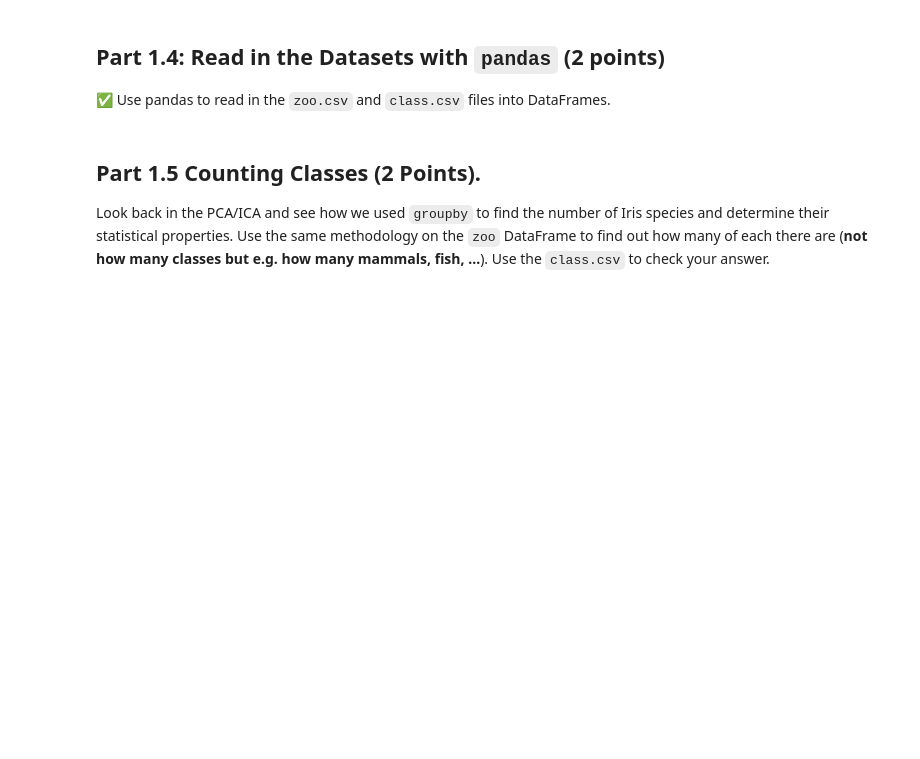
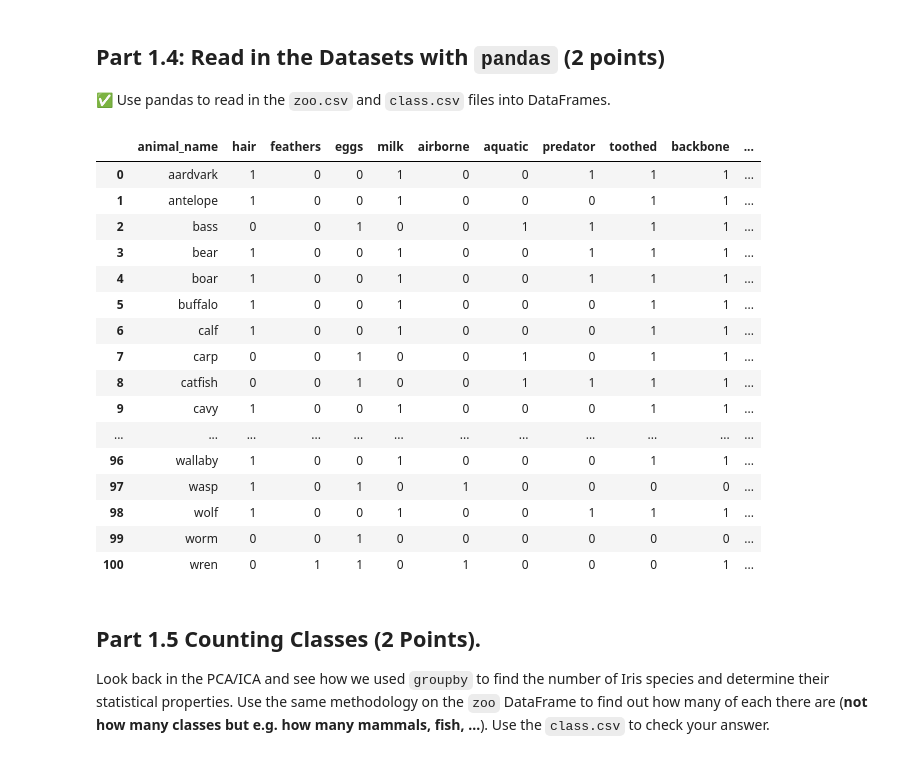
Before and after one commit to wilcox63/CMSE202-s23-turnin, a Jupyter notebook: hw-02/HW-02_PandasAndObjects-WilcoxAnneMarie.ipynb, the cells around one changed output. Cells and saved outputs as stored; diff of their text form; code cells hidden in the pictures; blank space fills up the shorter version.

```diff
--- a/hw-02/HW-02_PandasAndObjects-WilcoxAnneMarie.ipynb
+++ b/hw-02/HW-02_PandasAndObjects-WilcoxAnneMarie.ipynb
@@ -84,3 +93,29 @@ Look at both datasets (`class.csv`, `zoo.csv`). Describe the contents of both da
+# %%
+zoo = pd.read_csv('zoo.csv')
+
+class_df = pd.read_csv('class.csv')
+
+pd.set_option('display.max_rows', None)
+
+zoo
+# %% [output]
+|  | animal_name | hair | feathers | eggs | milk | airborne | aquatic | predator | toothed | backbone | ... |
+| 0 | aardvark | 1 | 0 | 0 | 1 | 0 | 0 | 1 | 1 | 1 | ... |
+| 1 | antelope | 1 | 0 | 0 | 1 | 0 | 0 | 0 | 1 | 1 | ... |
+| 2 | bass | 0 | 0 | 1 | 0 | 0 | 1 | 1 | 1 | 1 | ... |
+| 3 | bear | 1 | 0 | 0 | 1 | 0 | 0 | 1 | 1 | 1 | ... |
+| 4 | boar | 1 | 0 | 0 | 1 | 0 | 0 | 1 | 1 | 1 | ... |
+| 5 | buffalo | 1 | 0 | 0 | 1 | 0 | 0 | 0 | 1 | 1 | ... |
+| 6 | calf | 1 | 0 | 0 | 1 | 0 | 0 | 0 | 1 | 1 | ... |
+| 7 | carp | 0 | 0 | 1 | 0 | 0 | 1 | 0 | 1 | 1 | ... |
+| 8 | catfish | 0 | 0 | 1 | 0 | 0 | 1 | 1 | 1 | 1 | ... |
+| 9 | cavy | 1 | 0 | 0 | 1 | 0 | 0 | 0 | 1 | 1 | ... |
+| ... | ... | ... | ... | ... | ... | ... | ... | ... | ... | ... | ... |
+| 96 | wallaby | 1 | 0 | 0 | 1 | 0 | 0 | 0 | 1 | 1 | ... |
+| 97 | wasp | 1 | 0 | 1 | 0 | 1 | 0 | 0 | 0 | 0 | ... |
+| 98 | wolf | 1 | 0 | 0 | 1 | 0 | 0 | 1 | 1 | 1 | ... |
+| 99 | worm | 0 | 0 | 1 | 0 | 0 | 0 | 0 | 0 | 0 | ... |
+| 100 | wren | 0 | 1 | 1 | 0 | 1 | 0 | 0 | 0 | 1 | ... |
 # %% [markdown]
 ## Part 1.5 Counting Classes (2 Points).
 
```
Also changed, not shown: parts of 9 cells of this notebook.
